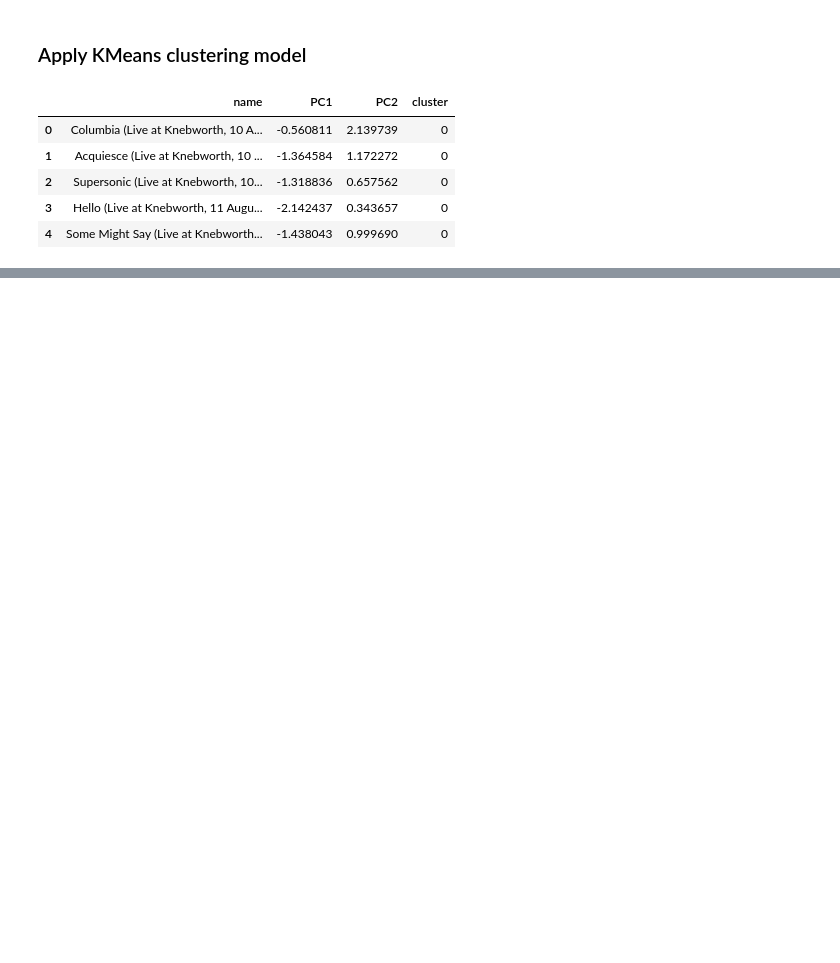
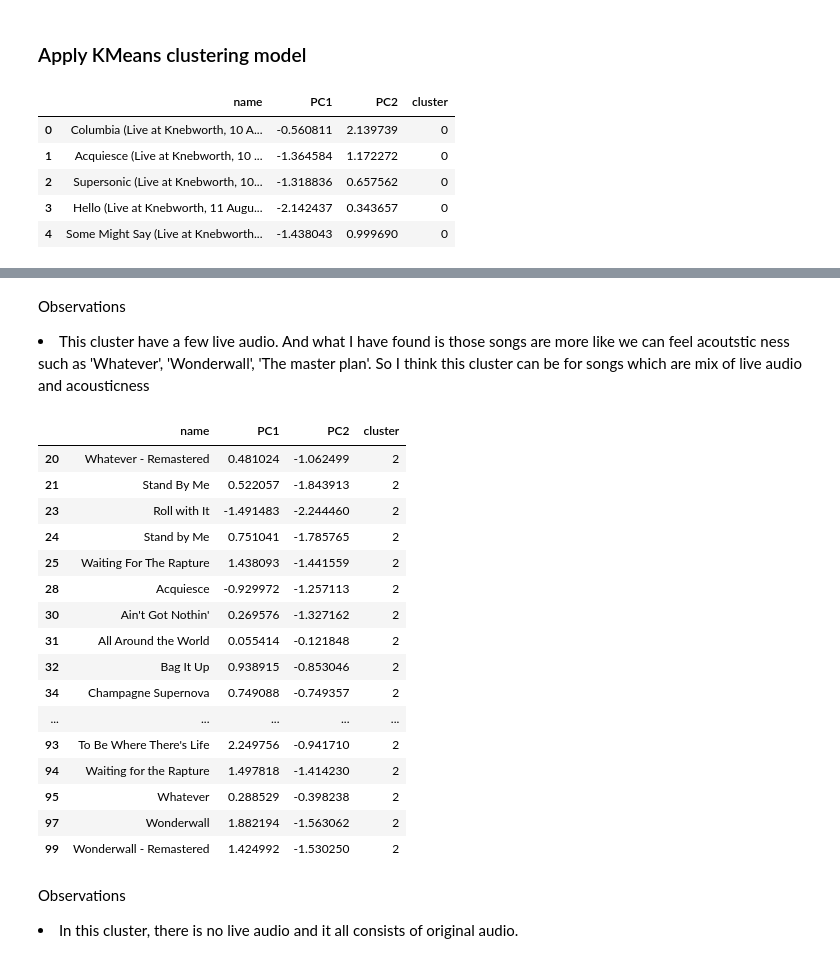
Before and after one commit to ShunOyama/Spotify_API, a Jupyter notebook: src/notebook/spotify_Oasis_clustering.ipynb, the cells around one changed output, grey strips where cells are left out. Cells and saved outputs as stored; diff of their text form; code cells hidden in the pictures; blank space fills up the shorter version.

```diff
--- a/src/notebook/spotify_Oasis_clustering.ipynb
+++ b/src/notebook/spotify_Oasis_clustering.ipynb
@@ -123,0 +186,26 @@ fig.show(renderer="svg")
+# %% [markdown]
+Observations<br>
+<li>This cluster have a few live audio. And what I have found is those songs are more like we can feel acoutstic ness such as 'Whatever', 'Wonderwall', 'The master plan'. So I think this cluster can be for songs which are mix of live audio and acousticness</li>
+# %%
+pca_df[pca_df['cluster']==2]
+# %% [output]
+|  | name | PC1 | PC2 | cluster |
+| 20 | Whatever - Remastered | 0.481024 | -1.062499 | 2 |
+| 21 | Stand By Me | 0.522057 | -1.843913 | 2 |
+| 23 | Roll with It | -1.491483 | -2.244460 | 2 |
+| 24 | Stand by Me | 0.751041 | -1.785765 | 2 |
+| 25 | Waiting For The Rapture | 1.438093 | -1.441559 | 2 |
+| 28 | Acquiesce | -0.929972 | -1.257113 | 2 |
+| 30 | Ain't Got Nothin' | 0.269576 | -1.327162 | 2 |
+| 31 | All Around the World | 0.055414 | -0.121848 | 2 |
+| 32 | Bag It Up | 0.938915 | -0.853046 | 2 |
+| 34 | Champagne Supernova | 0.749088 | -0.749357 | 2 |
+| ... | ... | ... | ... | ... |
+| 93 | To Be Where There's Life | 2.249756 | -0.941710 | 2 |
+| 94 | Waiting for the Rapture | 1.497818 | -1.414230 | 2 |
+| 95 | Whatever | 0.288529 | -0.398238 | 2 |
+| 97 | Wonderwall | 1.882194 | -1.563062 | 2 |
+| 99 | Wonderwall - Remastered | 1.424992 | -1.530250 | 2 |
+# %% [markdown]
+Observations<br>
+<li>In this cluster, there is no live audio and it all consists of original audio. </li>
```
Also changed, not shown: parts of 8 cells of this notebook.
